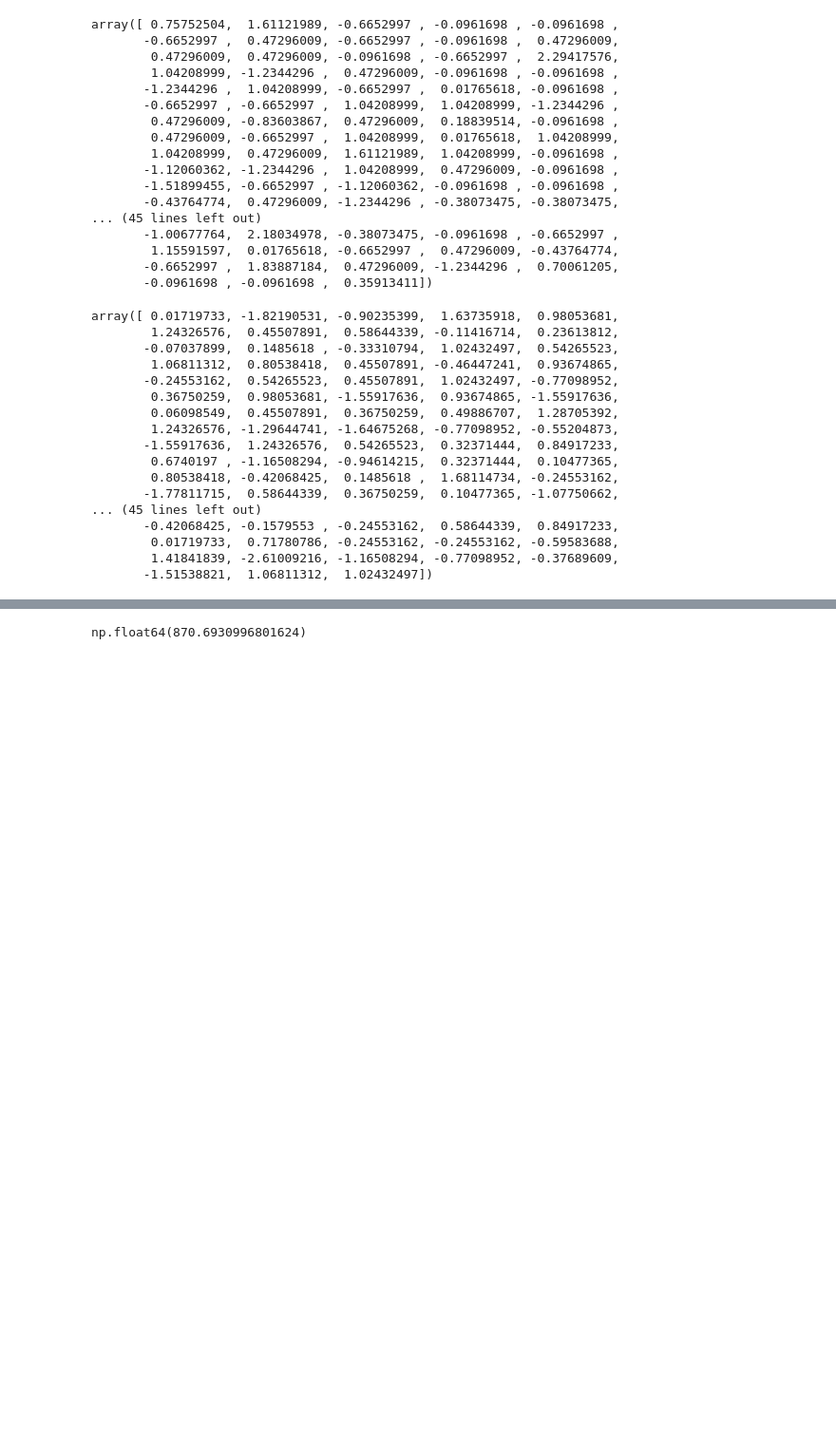
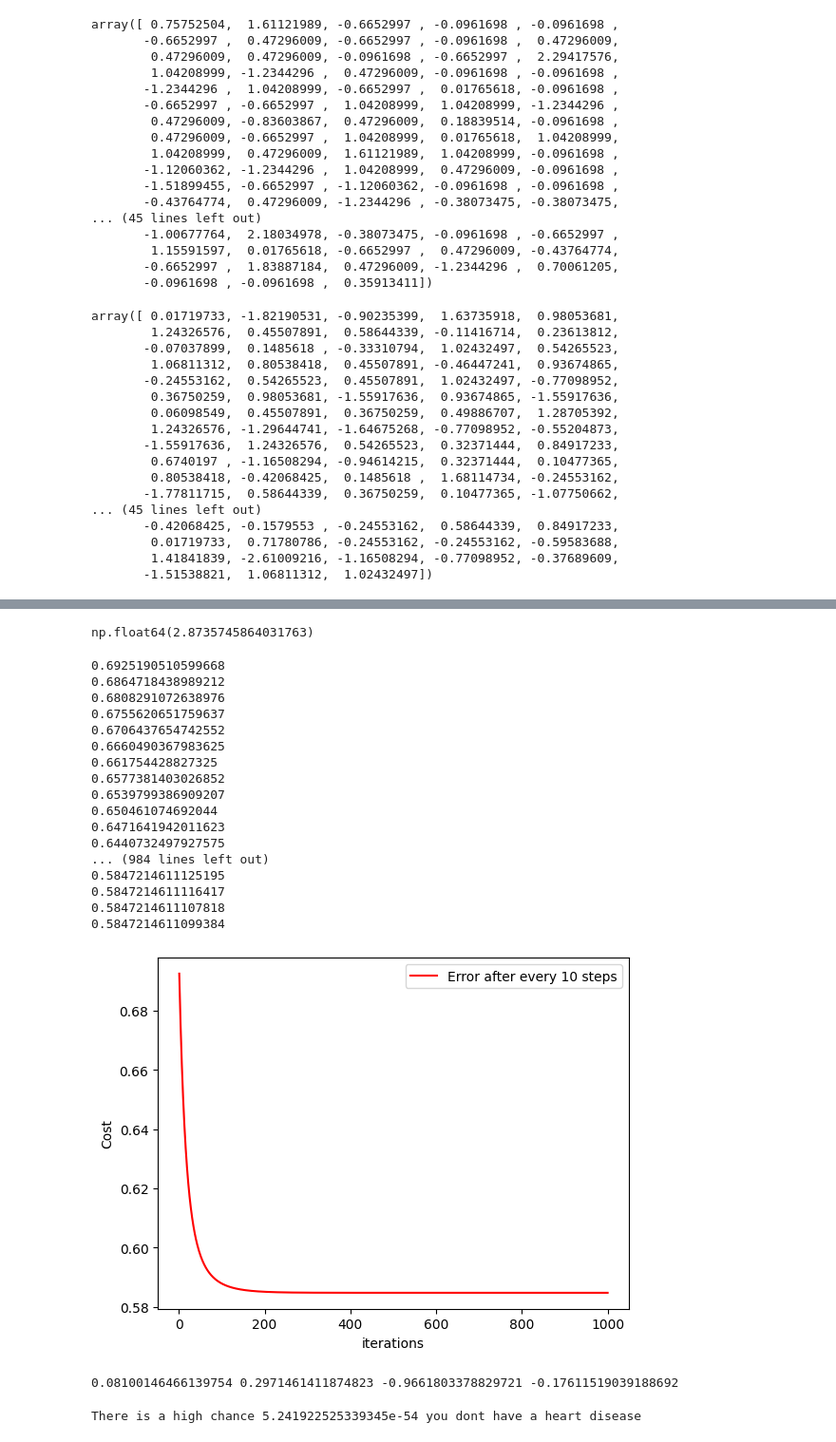
Before and after one commit to SWARITSHUKLA/Logistic-regression-from-scratch, a Jupyter notebook: main.ipynb, the cells around one changed output, grey strips where cells are left out. Shown at 95% size. Saved outputs shown, nothing was run; the diff lists cells and outputs as text; code cells hidden in the pictures; blank space fills up the shorter version.

Commit message:
Added the cost visualization function and the output function

```diff
--- a/main.ipynb
+++ b/main.ipynb
@@ -97,17 +95,18 @@ ts_target = np.array(Training_set["heart_disease"])
 # %%
 def cost_calc(w1,w2,w3,b):
     cost = 0
+    m = len(ts_age)
     for i in range(len(ts_age)):
         y = ts_target[i]
         y_hat = w1*ts_age[i] + ts_trestbps[i]*w2 + ts_thalach[i]*w3 + b
         y_hat = 1 / (1 + math.exp(-y_hat))
         current_cost = (-y* math.log(y_hat)) - ((1-y)* math.log(1-y_hat))
         cost += current_cost
-    return cost
+    return cost/m
 # %%
 cost_calc(1,2,3,4)
 # %% [output]
-np.float64(870.6930996801624)
+np.float64(2.8735745864031763)
 # %%
 def gradient_comp(w1,w2,w3,b):
     m = len(ts_age)
@@ -125,2 +124,51 @@ def gradient_comp(w1,w2,w3,b):
         db += (y_hat  - y)/m
     return dw1,dw2,dw3,db
+# %%
+def gradient_descent(epochs=10000,learning_rate=0.01):
+    w1=0
+    w2=0
+    w3=0
+    b =0
+    cost_history = []
+    m = len(ts_age)
+    for i in range (epochs):
+        dw1,dw2,dw3,db = gradient_comp(w1,w2,w3,b)
+        w1 = w1 - learning_rate*dw1
+        w2 = w2 - learning_rate*dw2
+        w3 = w3 - learning_rate*dw3
+        b  = b  - learning_rate*db
+        if i%10==0:
+            cost = cost_calc(w1,w2,w3,b)
+            print(cost)
+            cost_history.append(cost)
+    x_points = np.linspace(1,epochs//10,epochs//10)
+    sns.lineplot(x = x_points, y = cost_history, color = "red", label = "Error after every 10 steps")
+    plt.xlabel("iterations")
+    plt.ylabel("Cost")
+    plt.legend()
+    plt.show()
+
+    return w1,w2,w3,b
+# %%
+ow1,ow2,ow3,ob = gradient_descent()
+print(ow1,ow2,ow3,ob)
+# %% [output]
+0.6925190510599668
+0.6864718438989212
+0.6808291072638976
+0.6755620651759637
+0.6706437654742552
+0.6660490367983625
+0.661754428827325
+0.6577381403026852
+0.6539799386909207
+0.650461074692044
+0.6471641942011623
+0.6440732497927575
+... (984 lines left out)
+0.5847214611125195
+0.5847214611116417
+0.5847214611107818
+0.5847214611099384
+[figure, added]
+0.08100146466139754 0.2971461411874823 -0.9661803378829721 -0.17611519039188692
@@ -126,0 +210,5 @@ def gradient_comp(w1,w2,w3,b):
+# %%
+# Test the improved prediction function
+predict_heart_disease(50, 120, 160)  # Example: 50 year old, BP=120, Max HR=160
+# %% [output]
+There is a high chance 5.241922525339345e-54 you dont have a heart disease
```
Also changed, not shown: parts of 3 cells of this notebook.
